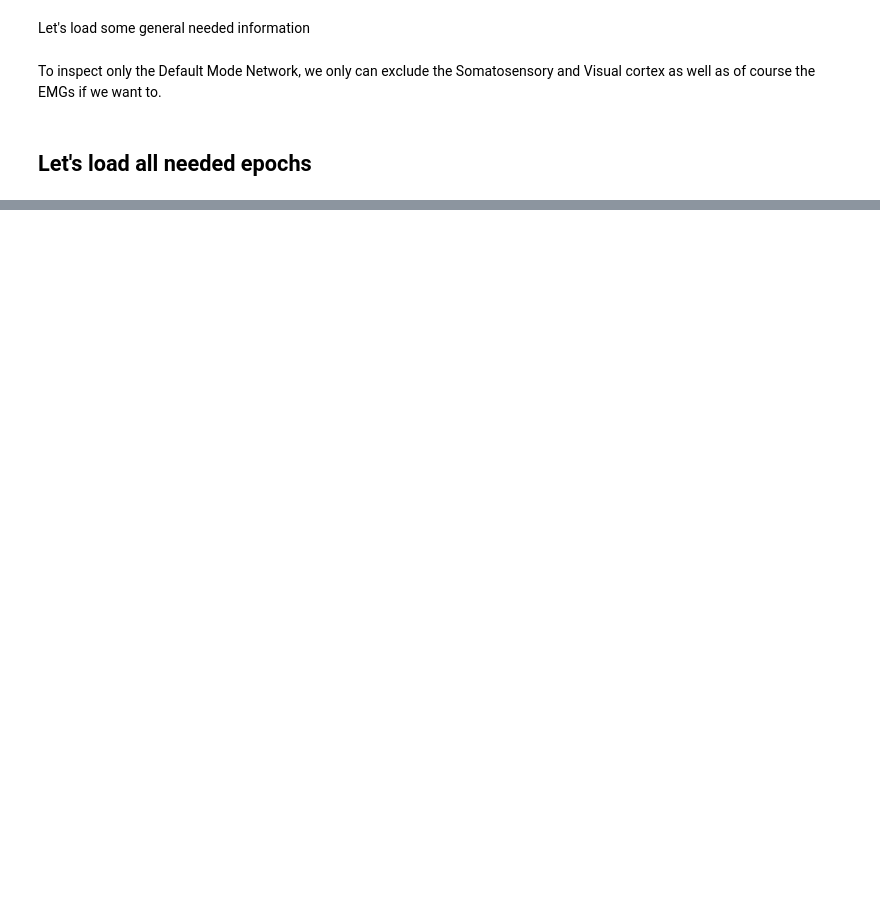
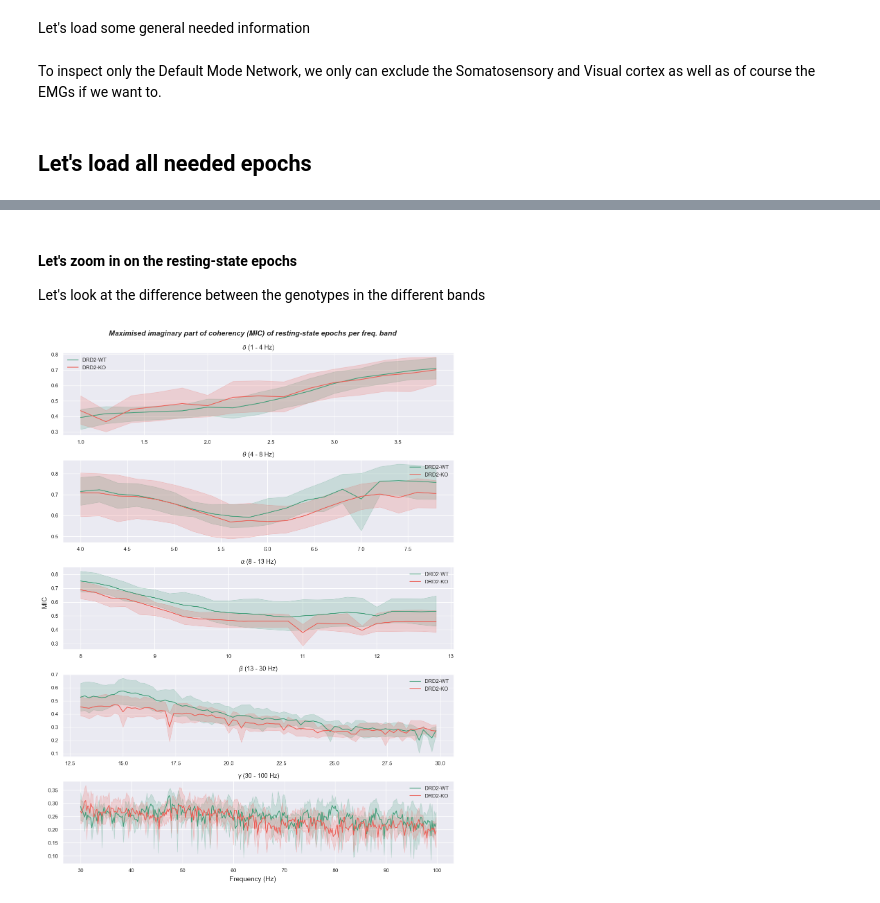
Before and after one commit to olledejong/rp2, a Jupyter notebook: resting_state/rest_epoch_analysis/rest_mult_connectivity_analysis.ipynb, the cells around one changed output, grey strips where cells are left out. Saved outputs shown, nothing was run; the diff lists cells and outputs as text; code cells hidden in the pictures; blank space fills up the shorter version.

```diff
--- a/resting_state/rest_epoch_analysis/rest_mult_connectivity_analysis.ipynb
+++ b/resting_state/rest_epoch_analysis/rest_mult_connectivity_analysis.ipynb
@@ -261,0 +103,24 @@ We can now inspect the output PDFs on what the effect is of removing the 'low qu
+# %% [markdown]
+#### Let's zoom in on the resting-state epochs
+
+Let's look at the difference between the genotypes in the different bands
+# %%
+fig, axs = plt.subplots(nrows=5, ncols=1, figsize=(12, 16))
+axs = axs.ravel()
+
+for i, (band, (start, end)) in enumerate(freq_bands_eeg.items()):
+    rest_data = results_df_all[results_df_all.state == 'rest']
+    slice_data = rest_data[(rest_data.freqs >= start) & (rest_data.freqs <= end)]
+    sns.lineplot(x=slice_data.freqs, y=np.abs(slice_data.mic), hue=slice_data.genotype, errorbar=('ci', 95), ax=axs[i], palette=palette_light)
+    axs[i].set_title(f"{band} ({start} - {end} Hz)", fontsize=13, y=1.01)
+    axs[i].set_xlabel(None)
+    axs[i].set_ylabel(None)
+    axs[i].legend(frameon=False)
+
+fig.text(0.5, 0, 'Frequency (Hz)', ha='center', va='center', fontsize=14)
+fig.text(0, 0.5, 'MIC', ha='center', va='center', rotation='vertical', fontsize=14)
+plt.suptitle('Maximised imaginary part of coherency (MIC) of resting-state epochs per freq. band', fontsize=15, fontweight='bold', fontstyle='italic', y=0.99)
+plt.tight_layout()
+save_figure(os.path.join(plot_folder, f"connectivity/multivariate/multivar_MIC_all_eeg_chans.pdf"))
+# %% [output]
+[figure, added]
```
Also changed, not shown: parts of 50 cells of this notebook.
